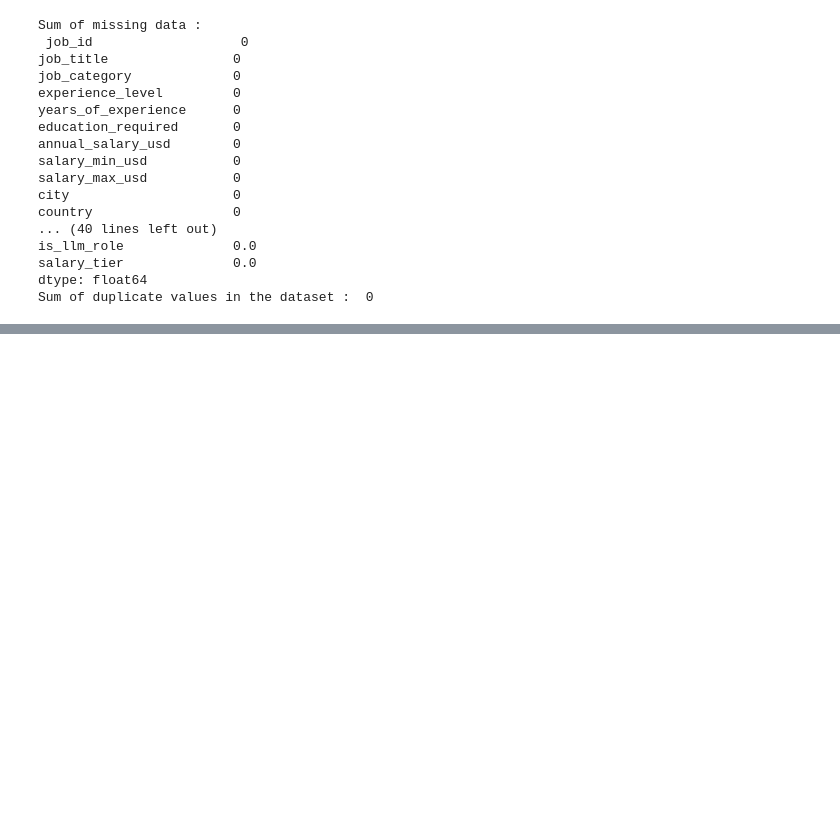
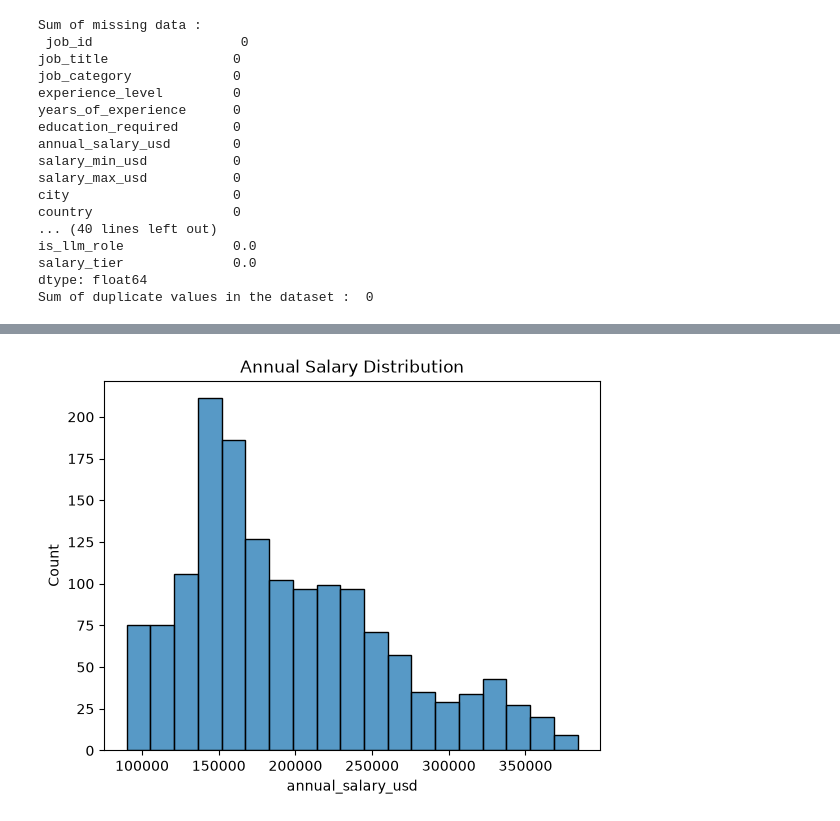
Before and after one commit to ingalemansi70/Machine_Learning, a Jupyter notebook: Assignment_19.ipynb, the cells around one changed output, grey strips where cells are left out. Cells and saved outputs as stored; diff of their text form; code cells hidden in the pictures; blank space fills up the shorter version.

Commit message:
Displayed histplot for all numerical columns

```diff
--- a/Assignment_19.ipynb
+++ b/Assignment_19.ipynb
@@ -91,0 +96,8 @@ max              1.000000     1.000000
+# %%
+numerical_df = df[["years_of_experience", "annual_salary_usd", "salary_min_usd", "salary_max_usd","ai_salary_premium_pct", "demand_score", "demand_growth_yoy_pct", "benefits_score_10"]]
+#hisplot of annual_salary_usd -> target variable
+sns.histplot(data = numerical_df,x="annual_salary_usd")
+plt.title("Annual Salary Distribution")
+plt.show()
+# %% [output]
+[figure, added]
```
Also changed, not shown: parts of 8 cells of this notebook.
